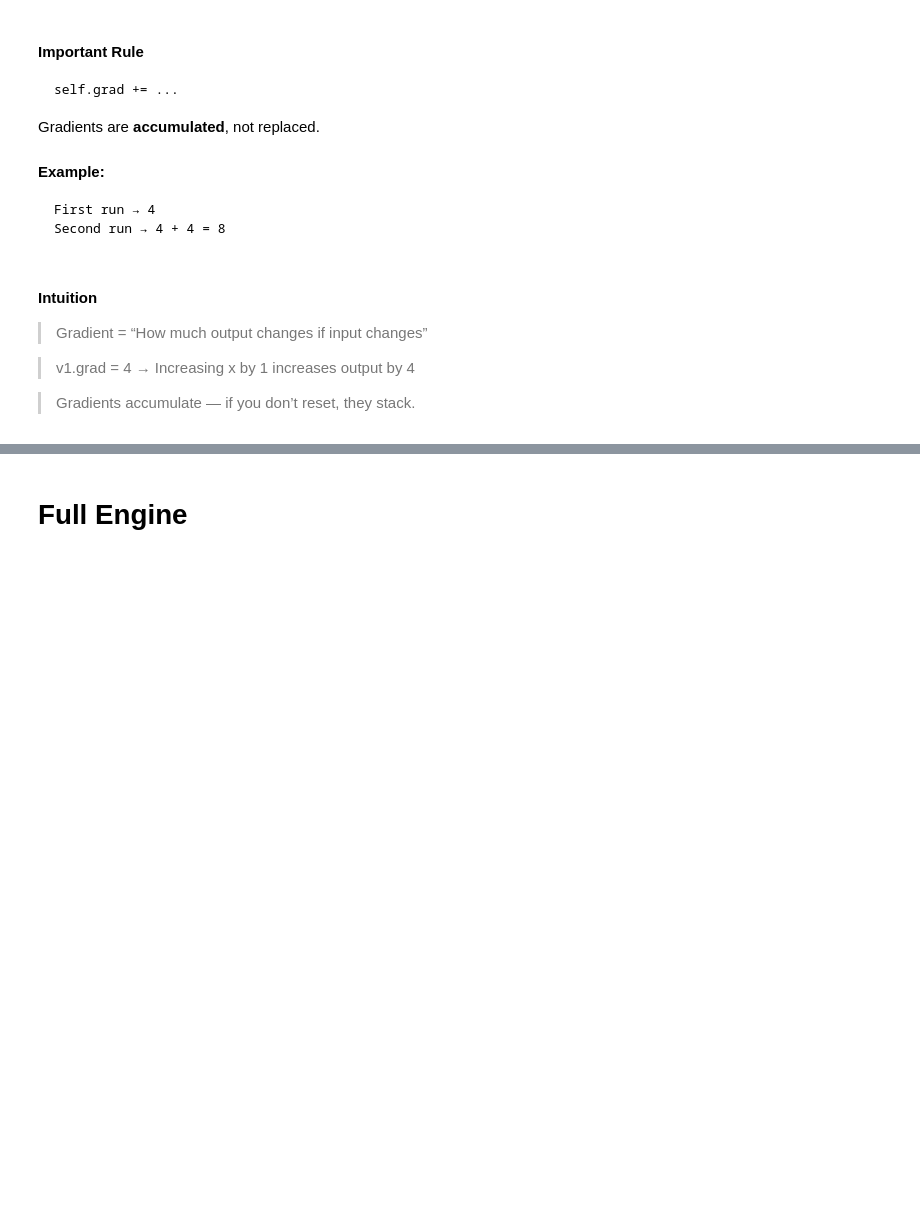
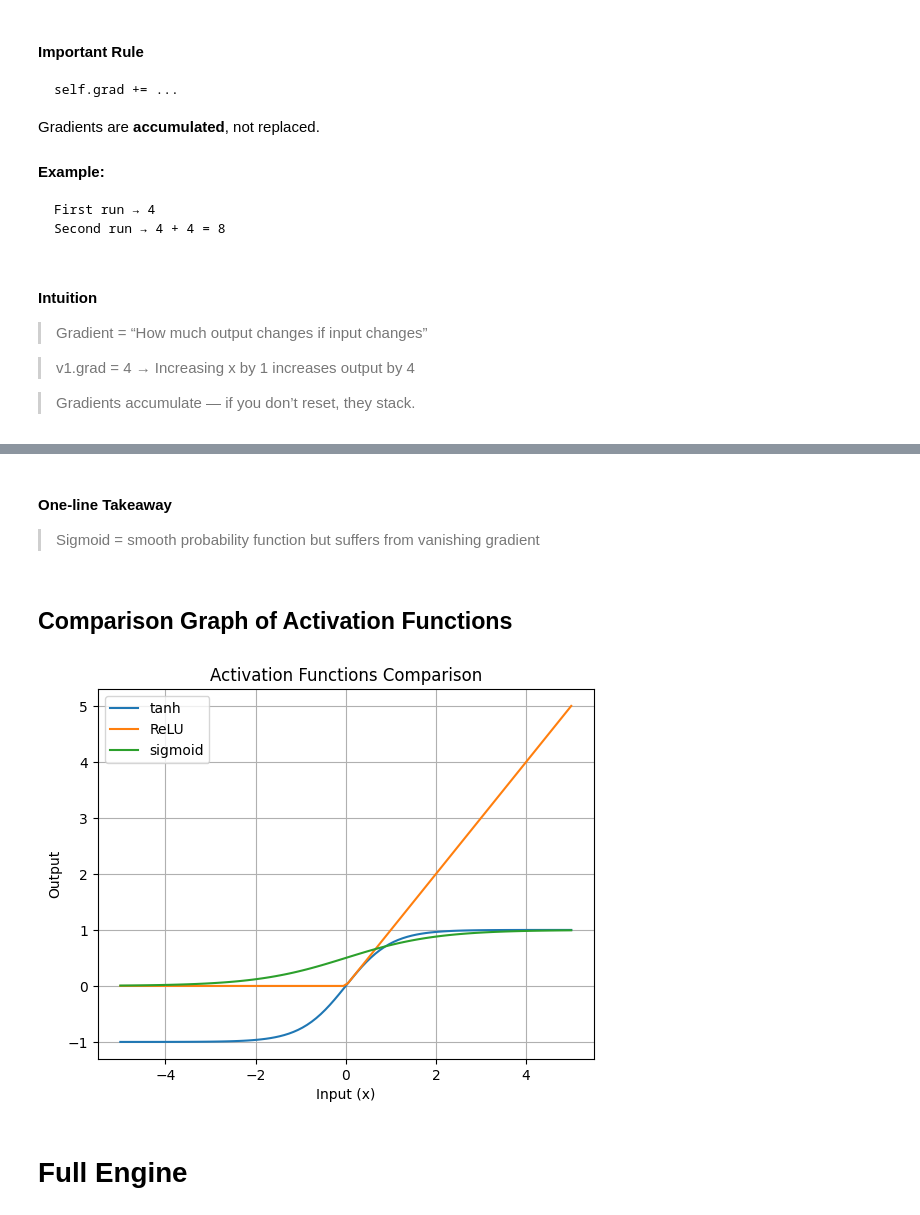
Before and after one commit to helloRahulkp/Notes, a Jupyter notebook: ANN-Foundation/notebooks/Automatic Gradient.ipynb, the cells around one changed output, grey strips where cells are left out. Cells and saved outputs as stored; diff of their text form; code cells hidden in the pictures; blank space fills up the shorter version.

```diff
--- a/ANN-Foundation/notebooks/Automatic Gradient.ipynb
+++ b/ANN-Foundation/notebooks/Automatic Gradient.ipynb
@@ -362,3 +925,41 @@ Second run → 4 + 4 = 8
+# %% [markdown]
+#### One-line Takeaway
+
+> Sigmoid = smooth probability function but suffers from vanishing gradient
+# %% [markdown]
+## Comparison Graph of Activation Functions
+# %%
+import numpy as np
+import matplotlib.pyplot as plt
+
+# Generate input values
+x = np.linspace(-5, 5, 100)
+
+# Activation functions
+tanh_y = np.tanh(x)
+relu_y = np.maximum(0, x)
+sigmoid_y = 1 / (1 + np.exp(-x))
+
+# Plot
+plt.figure()
+plt.plot(x, tanh_y, label="tanh")
+plt.plot(x, relu_y, label="ReLU")
+plt.plot(x, sigmoid_y, label="sigmoid")
+
+# Labels
+plt.title("Activation Functions Comparison")
+plt.xlabel("Input (x)")
+plt.ylabel("Output")
+
+# Legend
+plt.legend()
+
+# Grid
+plt.grid()
+
+plt.show()
+# %% [output]
+[figure, added]
 # %% [markdown]
 # Full Engine
 # %%
```
Also changed, not shown: parts of 58 cells of this notebook, 3 other files.
